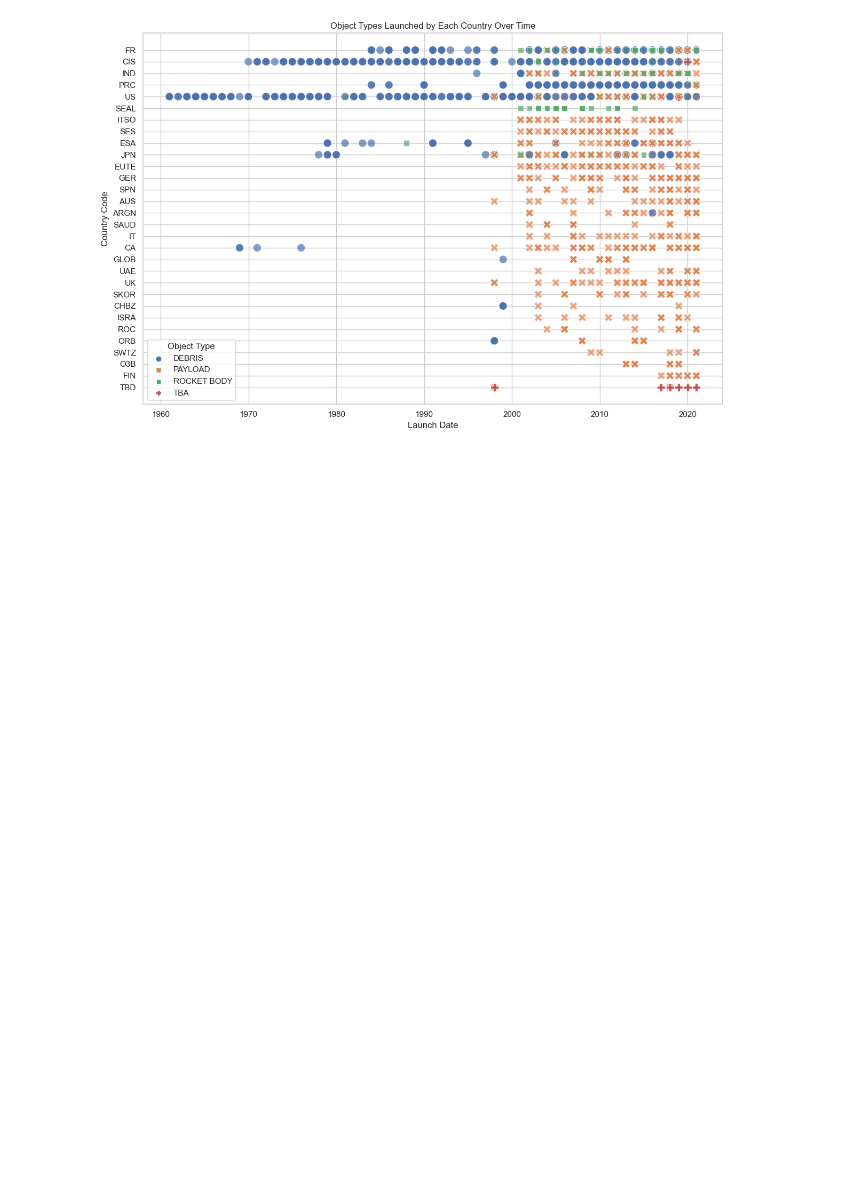
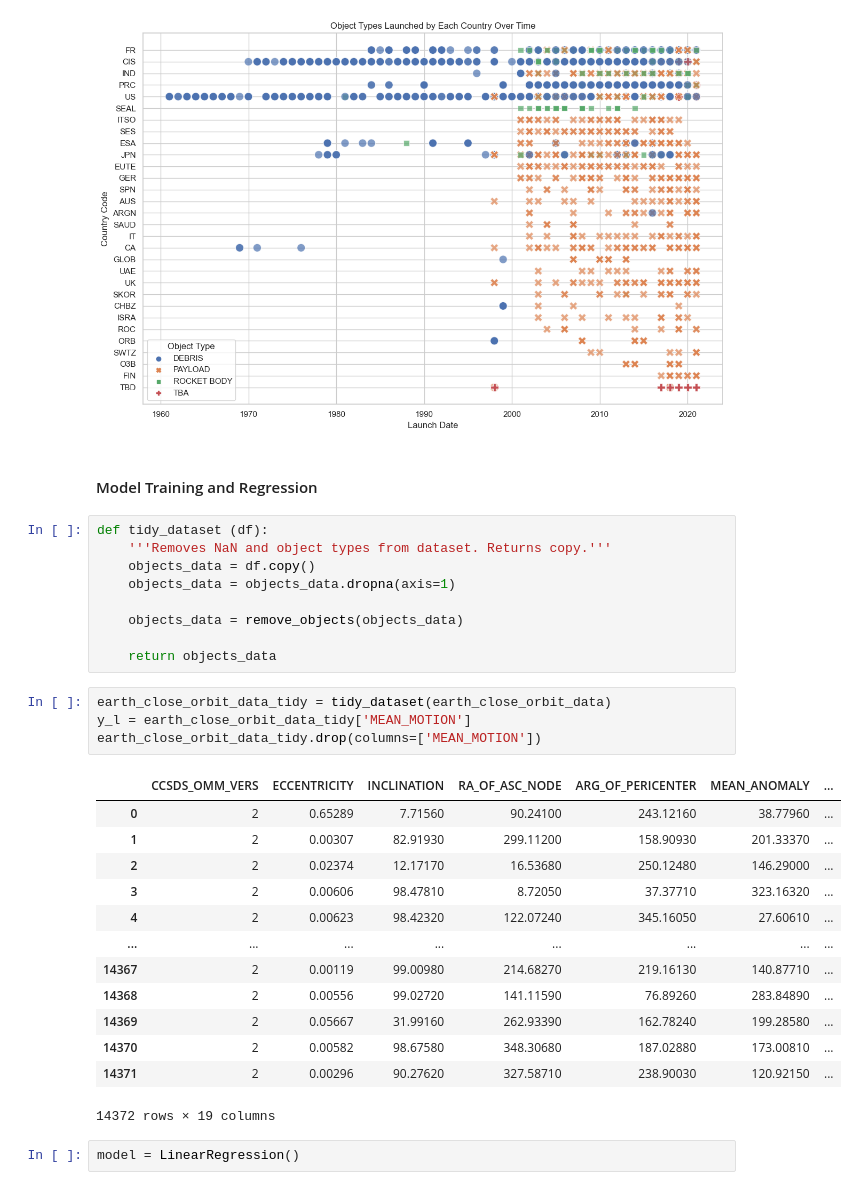
Before and after one commit to nikolayzhechev/Earth-Orbit-Objects-Analysis-and-Prediction, a Jupyter notebook: Earth Orbit Objects.ipynb, the cells around one changed output. Drawn from its saved outputs; the diff is of its cells as text; blank space fills up the shorter version.

Commit message:
Add model training and regression

```diff
--- a/Earth Orbit Objects.ipynb
+++ b/Earth Orbit Objects.ipynb
@@ -916,3 +916,34 @@ plt.tight_layout()
 plt.show()
 # %% [output]
 [figure]
+# %% [markdown]
+#### Model Training and Regression
+# %%
+def tidy_dataset (df):
+    '''Removes NaN and object types from dataset. Returns copy.'''
+    objects_data = df.copy()
+    objects_data = objects_data.dropna(axis=1)
+
+    objects_data = remove_objects(objects_data)
+
+    return objects_data
+# %%
+earth_close_orbit_data_tidy = tidy_dataset(earth_close_orbit_data)
+y_l = earth_close_orbit_data_tidy['MEAN_MOTION']
+earth_close_orbit_data_tidy.drop(columns=['MEAN_MOTION'])
+# %% [output]
+|  | CCSDS_OMM_VERS | ECCENTRICITY | INCLINATION | RA_OF_ASC_NODE | ARG_OF_PERICENTER | MEAN_ANOMALY | ... |
+| 0 | 2 | 0.65289 | 7.71560 | 90.24100 | 243.12160 | 38.77960 | ... |
+| 1 | 2 | 0.00307 | 82.91930 | 299.11200 | 158.90930 | 201.33370 | ... |
+| 2 | 2 | 0.02374 | 12.17170 | 16.53680 | 250.12480 | 146.29000 | ... |
+| 3 | 2 | 0.00606 | 98.47810 | 8.72050 | 37.37710 | 323.16320 | ... |
+| 4 | 2 | 0.00623 | 98.42320 | 122.07240 | 345.16050 | 27.60610 | ... |
+| ... | ... | ... | ... | ... | ... | ... | ... |
+| 14367 | 2 | 0.00119 | 99.00980 | 214.68270 | 219.16130 | 140.87710 | ... |
+| 14368 | 2 | 0.00556 | 99.02720 | 141.11590 | 76.89260 | 283.84890 | ... |
+| 14369 | 2 | 0.05667 | 31.99160 | 262.93390 | 162.78240 | 199.28580 | ... |
+| 14370 | 2 | 0.00582 | 98.67580 | 348.30680 | 187.02880 | 173.00810 | ... |
+| 14371 | 2 | 0.00296 | 90.27620 | 327.58710 | 238.90030 | 120.92150 | ... |
+14372 rows × 19 columns
+# %%
+model = LinearRegression()
```
Also changed, not shown: parts of 1 cell of this notebook.
